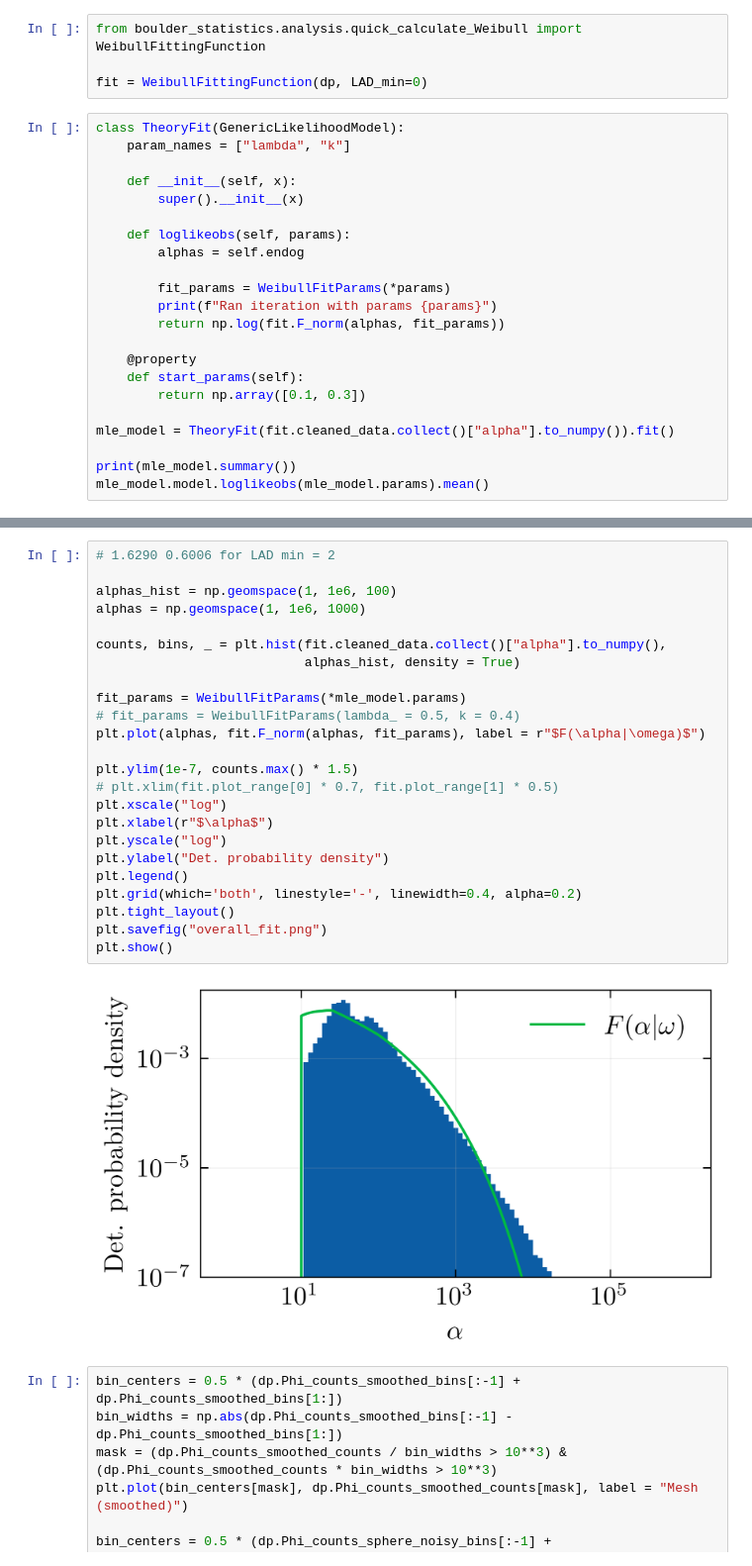
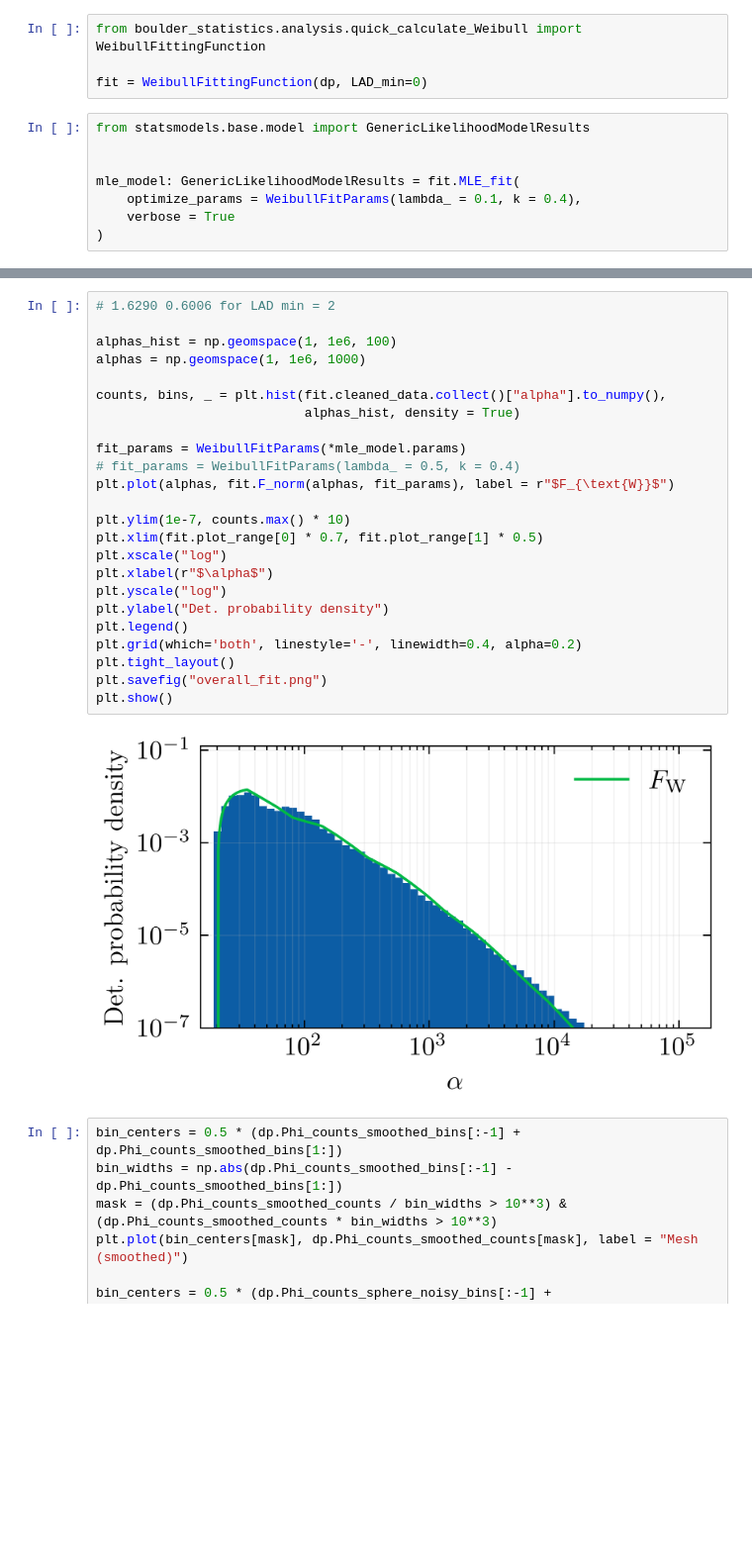
Before and after one commit to Joshua13764/QMAP, a Jupyter notebook: analysis/PSFDCont/workbook_simple_Weibull.ipynb, the cells around one changed output, grey strips where cells are left out. Shown at 99% size. Cells and saved outputs as stored; diff of their text form; blank space fills up the shorter version.

Commit message:
First plot of distortions

```diff
--- a/analysis/PSFDCont/workbook_simple_Weibull.ipynb
+++ b/analysis/PSFDCont/workbook_simple_Weibull.ipynb
@@ -34,25 +33,11 @@ from boulder_statistics.analysis.quick_calculate_Weibull import WeibullFittingFu
 
 fit = WeibullFittingFunction(dp, LAD_min=0)
 # %%
-class TheoryFit(GenericLikelihoodModel):
-    param_names = ["lambda", "k"]
+from statsmodels.base.model import GenericLikelihoodModelResults
 
-    def __init__(self, x):
-        super().__init__(x)
 
-    def loglikeobs(self, params):
-        alphas = self.endog
-
-        fit_params = WeibullFitParams(*params)
-        print(f"Ran iteration with params {params}")
-        return np.log(fit.F_norm(alphas, fit_params))
-
-    @property
-    def start_params(self):
-        return np.array([0.1, 0.3])
-
-mle_model = TheoryFit(fit.cleaned_data.collect()["alpha"].to_numpy()).fit()
-
-print(mle_model.summary())
-mle_model.model.loglikeobs(mle_model.params).mean()
+mle_model: GenericLikelihoodModelResults = fit.MLE_fit(
+    optimize_params = WeibullFitParams(lambda_ = 0.1, k = 0.4),
+    verbose = True
+)
 # %% [output]
@@ -77,29 +78,29 @@ np.float64(-6.322947104587902)
 # %%
 # 1.6290 0.6006 for LAD min = 2
 
 alphas_hist = np.geomspace(1, 1e6, 100)
 alphas = np.geomspace(1, 1e6, 1000)
 
 counts, bins, _ = plt.hist(fit.cleaned_data.collect()["alpha"].to_numpy(),
                            alphas_hist, density = True)
 
 fit_params = WeibullFitParams(*mle_model.params)
 # fit_params = WeibullFitParams(lambda_ = 0.5, k = 0.4)
-plt.plot(alphas, fit.F_norm(alphas, fit_params), label = r"$F(\alpha|\omega)$")
+plt.plot(alphas, fit.F_norm(alphas, fit_params), label = r"$F_{\text{W}}$")
 
-plt.ylim(1e-7, counts.max() * 1.5)
-# plt.xlim(fit.plot_range[0] * 0.7, fit.plot_range[1] * 0.5)
+plt.ylim(1e-7, counts.max() * 10)
+plt.xlim(fit.plot_range[0] * 0.7, fit.plot_range[1] * 0.5)
 plt.xscale("log")
 plt.xlabel(r"$\alpha$")
 plt.yscale("log")
 plt.ylabel("Det. probability density")
 plt.legend()
 plt.grid(which='both', linestyle='-', linewidth=0.4, alpha=0.2)
 plt.tight_layout()
 plt.savefig("overall_fit.png")
 plt.show()
 # %% [output]
-[figure, old version]
+[figure, new version]
 # %%
 bin_centers = 0.5 * (dp.Phi_counts_smoothed_bins[:-1] + dp.Phi_counts_smoothed_bins[1:])
 bin_widths = np.abs(dp.Phi_counts_smoothed_bins[:-1] - dp.Phi_counts_smoothed_bins[1:])
```
Also changed, not shown: parts of 2 cells of this notebook, 4 other files.
